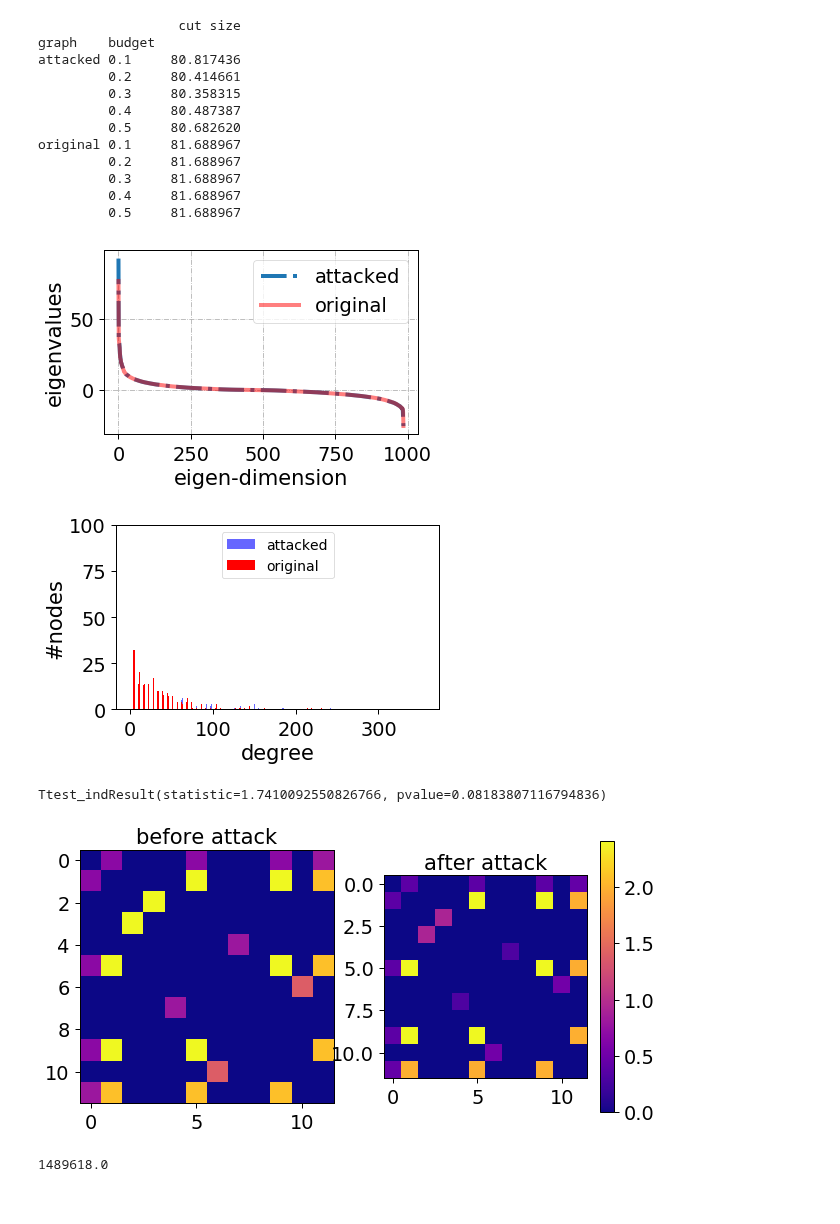
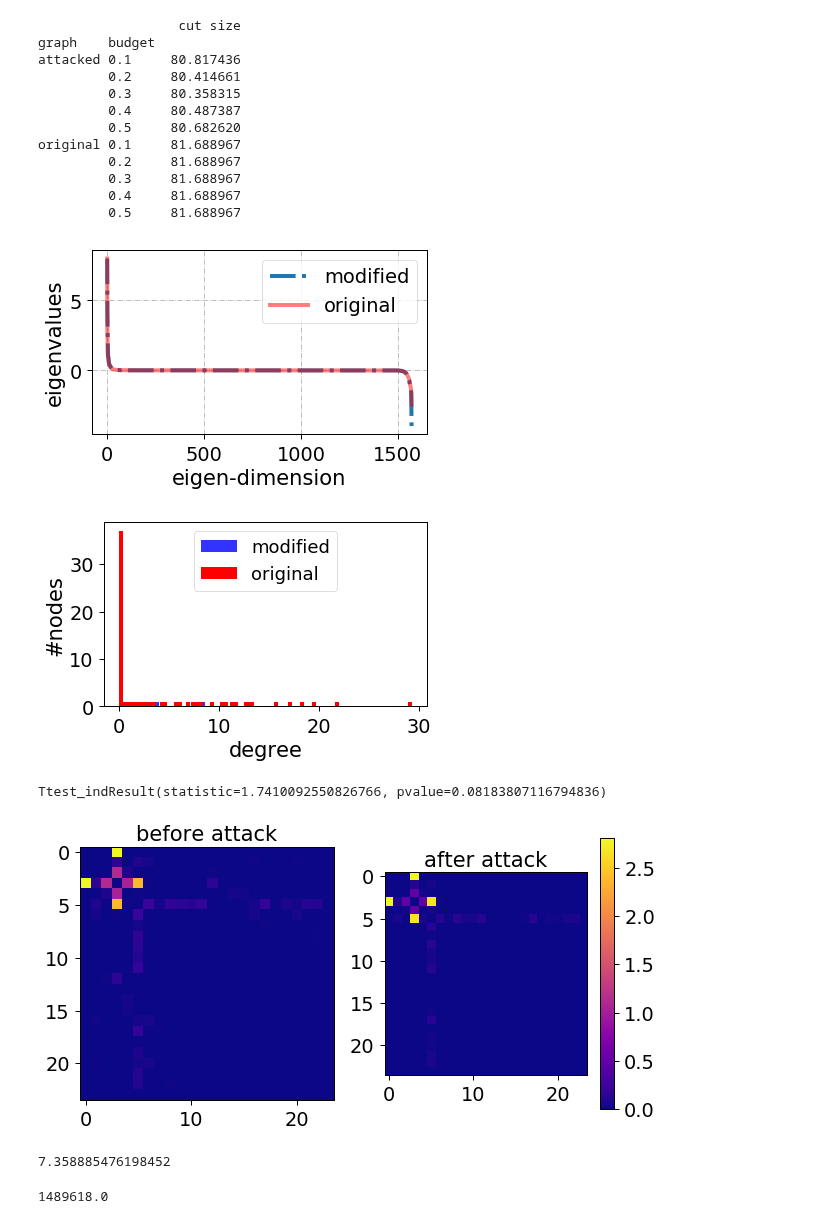
Before and after one commit to marsplus/attack-graph-code, a Jupyter notebook: src/data-analysis.ipynb, the cells around one changed output. Cells and saved outputs as stored; diff of their text form; code cells hidden in the pictures.

```diff
--- a/src/data-analysis.ipynb
+++ b/src/data-analysis.ipynb
@@ -194,15 +194,15 @@ print(np.max(ret))
 # %%
 ### the density of S/S' as the attacker's budget increases ###
 
-graph_type = 'Email'
-graph_weight = 'unweighted'
+graph_type = 'Airport'
+graph_weight = 'weighted'
 numExp = 1 if graph_type in ['Email', 'Airport', 'Protein'] else 30
 mode = 'min_eigcent_SP'
 folder = '../result/{}/{}'.format(graph_weight, mode)
 Key = 'equalAlpha'
 graph_name = ['original', 'attacked']
 
-with open(os.path.join(folder, '{}_numExp_{}_attacked_graphs_{}.p'.format(graph_type, numExp, Key)), 'rb') as fid:
+with open(os.path.join(folder, '{}_numExp_{}_attacked_graphs_{}_newcomm_4.p'.format(graph_type, numExp, Key)), 'rb') as fid:
     data = pickle.load(fid)
 
 ret = []
@@ -215,5 +215,5 @@ for budget in [0.1, 0.2, 0.3, 0.4, 0.5]:
             ret.append((nx.density(G_S), gn, budget))
 ret = pd.DataFrame(ret, columns=['S-density', 'graph', 'budget'])
 y = ret.groupby(['graph', 'budget']).mean()
-print(y)
+print(len(S))
 # %% [output]
@@ -240,7 +229,7 @@ folder = '../result/{}/{}'.format(graph_weight, mode)
 Key = 'equalAlpha'
 graph_name = ['original', 'attacked']
 
-with open(os.path.join(folder, '{}_numExp_{}_attacked_graphs_{}.p'.format(graph_type, numExp, Key)), 'rb') as fid:
+with open(os.path.join(folder, '{}_numExp_{}_attacked_graphs_{}_newcomm.p'.format(graph_type, numExp, Key)), 'rb') as fid:
     data = pickle.load(fid)
 
 ret = []
@@ -325,9 +314,9 @@ original 0.1     81.688967
 # %%
 ### the spectra before/after attack ###
 
-graph_type = 'Email'
+graph_type = 'Airport'
 numExp = 1 if graph_type in ['Email', 'Airport', 'Protein'] else 30
-graph_weight = 'unweighted'
+graph_weight = 'weighted'
 mode = 'min_eigcent_SP'
 folder = '../result/{}/{}'.format(graph_weight, mode)
 Key = 'equalAlpha'
@@ -348,7 +337,7 @@ for key, _ in ret.items():
     ret[key] = eigVals
 
 x = range(len(G))
-plt.plot(x, ret['attacked'], label='attacked', linestyle='-.', linewidth=4)
+plt.plot(x, ret['attacked'], label='modified', linestyle='-.', linewidth=4)
 plt.plot(x, ret['original'], label='original', linewidth=4, alpha=0.5, color='r')
 plt.legend()
 plt.grid(linestyle='-.')
@@ -357,15 +346,15 @@ plt.xlabel('eigen-dimension')
 plt.tight_layout()
 plt.savefig('../result/figure/{}/{}_{}_eigen.pdf'.format(graph_weight, graph_type, Key))
 # %% [output]
-[figure, old version]
+[figure, new version]
 # %%
 ### the degree distributioin before/after attack ###
 import collections
 
-graph_type = 'Email'
+graph_type = 'Airport'
 numExp = 1 if graph_type in ['Email', 'Airport', 'Protein'] else 30
 mode = 'min_eigcent_SP'
-graph_weight = 'unweighted'
+graph_weight = 'weighted'
 folder = '../result/{}/{}'.format(graph_weight, mode)
 Key = 'equalAlpha'
 graph_name = ['attacked', 'original']
@@ -390,16 +379,16 @@ for gn in graph_name:
 #     deg_dist[gn] = np.array(cnt) / np.sum(cnt)
     deg_dist[gn] = deg_seq
     if gn == 'attacked':
-        plt.bar(deg, cnt, width=0.3, color='b', alpha=0.6, align='edge', label='attacked')
+        plt.bar(deg, cnt, width=0.4, color='b', alpha=0.8, align='edge', label='modified')
     else:
-        plt.bar(deg, cnt, width=0.3, color='r', align='edge', label='original')
-plt.legend(loc='upper center', fontsize=14)
+        plt.bar(deg, cnt, width=0.4, color='r', align='edge', label='original')
+plt.legend(loc='upper center', fontsize=18)
 plt.ylabel('#nodes')
 plt.xlabel('degree')
 plt.tight_layout()
-# plt.savefig('../result/figure/{}/{}_{}_deg.pdf'.format(graph_weight, graph_type, Key))
+plt.savefig('../result/figure/{}/{}_{}_deg.pdf'.format(graph_weight, graph_type, Key))
 # %% [output]
-[figure, old version]
+[figure, new version]
 # %%
 sci.stats.ttest_ind(deg_dist['attacked'], deg_dist['original'])
 # %% [output]
@@ -419,35 +408,40 @@ def plot_adj_matrices(A, attacked_A):
 #     fig.subplots_adjust(right=0.8)
 #     cbar_ax = fig.add_axes([0.85, 0.15, 0.05, 0.7])
 #     fig.colorbar(im, ax=cbar_ax)
 
-graph_type = 'Protein'
+graph_type = 'Airport'
 graph_weight = 'weighted'
 numExp = 1 if graph_type in ['Email', 'Airport', 'Protein'] else 30
 exp = 0 if graph_type in ['Email', 'Airport'] else 10
 Key = 'equalAlpha'
 budget = 0.5
 
 with open('../result/{}/min_eigcent_SP/{}_numExp_{}_ret_{}.p'.format(graph_weight, graph_type, numExp, Key), 'rb') as fid:
     data = pickle.load(fid)
 Attacker = data[budget][0][-1]
 
 A_attacked = Attacker.get_attacked_adj()
 A = Attacker.original_adj
 
 # A_attacked /= A_attacked.max()
 # A  /= A.max()
 
 S_attacked = get_submatrix(A_attacked, Attacker.S, Attacker.S)
 S = get_submatrix(A, Attacker.S, Attacker.S)
 
 bound_attacked = get_submatrix(A_attacked, Attacker.S, Attacker.S_prime)
 bound  = get_submatrix(A, Attacker.S, Attacker.S_prime)
 
 # new_idx = torch.cat((Attacker.S, Attacker.S_prime)).numpy()
 new_idx = Attacker.S.numpy()
 plot_adj_matrices(A.numpy()[np.ix_(new_idx, new_idx)], A_attacked.numpy()[np.ix_(new_idx, new_idx)])
 # %% [output]
-[figure, old version]
+[figure, new version]
+# %%
+v2 = torch.symeig(0.06 * A_attacked + (1 - 0.24) * torch.eye(len(A_attacked)))[0][-2].numpy()
+np.log(len(A_attacked)) / v2
+# %% [output]
+7.358885476198452
 # %%
 from networkx.algorithms.community import greedy_modularity_communities, girvan_newman
 
```
Also changed, not shown: parts of 4 cells of this notebook, 8 other files.
